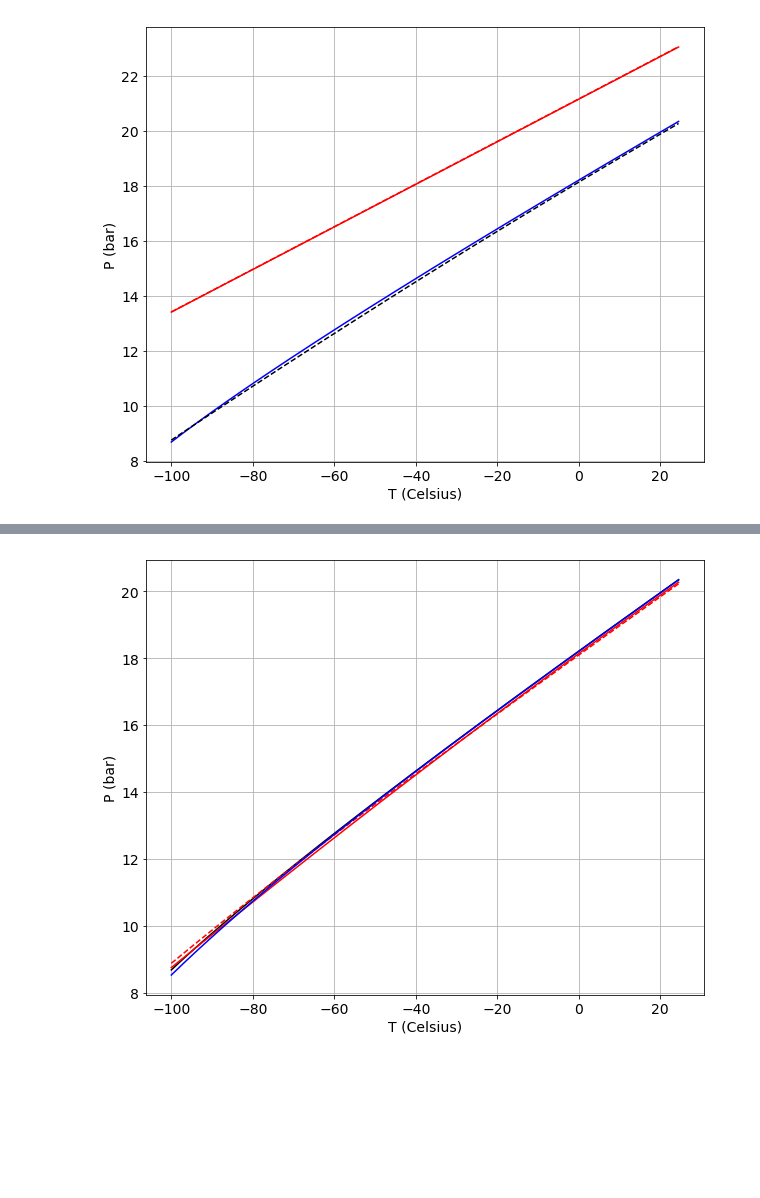
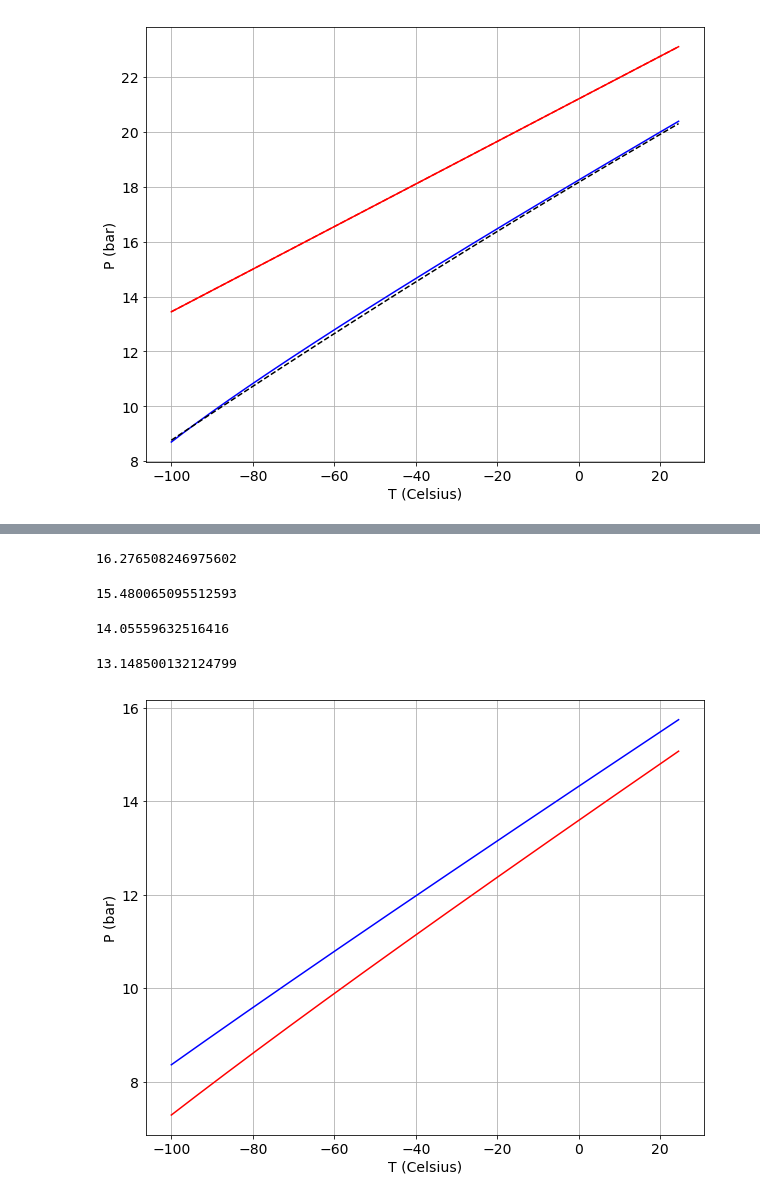
Before and after one commit to jjgomezcadenas/Next2.0, a Jupyter notebook: nb/xenon_pv.ipynb, the cells around one changed output, grey strips where cells are left out. Saved outputs shown, nothing was run; the diff lists cells and outputs as text; code cells hidden in the pictures; blank space fills up the shorter version.

```diff
--- a/nb/xenon_pv.ipynb
+++ b/nb/xenon_pv.ipynb
@@ -204,9 +136,0 @@ rho_1020 /(kg/m3), xe.P(20, rho_1020, perfect=False) / atmosphere, xe.P(0, rho_1
-# %%
-T = [248.400, 222.97, 200.270, 180.01, 224.98]
-RHO = np.array([0.01747, 0.01751, 0.01753, 0.01755, 0.09244]) * g/cm3
-P = np.array([0.2683, 0.24, 0.2143, 0.1911, 1.1163]) * MPa
-for t,rho,p in zip(T,RHO,P):
-    print('T = {} K rho = {} g/cm3 P = {} MPa: found P = {} MPa'.format(t, rho/(g/cm3), p/atmosphere,
-          xe.P(t, rho, temp='K') / atmosphere))
-#print(' rho = {} kg/m2 is the density at which P = {} atm (P_perfect = {} atm) and T = 20C'.format(
-#rho_1520 /(kg/m3), xe.P(20, rho_1520, perfect=False) / atmosphere, xe.P(0, rho_1520, perfect=True)/ atmosphere) )
@@ -516,0 +259,4 @@ P2(t=20, rho=rho_2020, mode='C') / atmosphere
+# %%
+xe = XeHe(m=100 * kg, V=(105/2)**2 * 130 * pi * cm3, tc=20, xHe=0., xXe=1.0)
+he = XeHe(m=100 * kg, V=(105/2)**2 * 130 * pi * cm3, tc=20, xHe=1., xXe=0.0)
+xehe_8515 = XeHe(m=100 * kg, V=(105/2)**2 * 130 * pi * cm3, tc=20, xHe=0.15, xXe=0.85)
@@ -517,17 +306,36 @@ P2(t=20, rho=rho_2020, mode='C') / atmosphere
+# %%
+xehe_8515.p(20) / atmosphere
+# %% [output]
+16.276508246975602
+# %%
+xehe_8515.pB(20) / atmosphere
+# %% [output]
+15.480065095512593
+# %%
+xehe_8515.p(-20) / atmosphere
+# %% [output]
+14.05559632516416
+# %%
+xehe_8515.pB(-20) / atmosphere
+# %% [output]
+13.148500132124799
 # %%
 T = np.arange(-100, 25, 0.5)
-PF = np.array([xe.P(t, rho_2020, perfect=False) for t in T]) / atmosphere
-PF2 = np.array([P(t, rho_2020, mode='B') for t in T]) / atmosphere
-PF3 = np.array([P2(t, rho_2020, mode='B') for t in T]) / atmosphere
-PF4 = np.array([P2(t, rho_2020, mode='C') for t in T]) / atmosphere
+PF  = np.array([xe.pB(tc=t) / atmosphere for t in T])
+PP  = np.array([xe.p(tc=t) / atmosphere for t in T])
+PF2  = np.array([xehe_8515.pB(tc=t) / atmosphere for t in T])
+PP2  = np.array([xehe_8515.p(tc=t) / atmosphere for t in T])
 # %%
-plt.plot(T,PF,'k')
-plt.plot(T,PF2,'r')
-plt.plot(T,PF3,'r--')
-plt.plot(T,PF4,'b')
+plt.plot(T,PF,'r')
+#plt.plot(T,PP,'r--')
+plt.plot(T,PF2,'b')
+#plt.plot(T,PP2,'b--')
 plt.grid(True)
 plt.xlabel('T (Celsius)')
 plt.ylabel('P (bar)')
+#plt.text(-40, 14,'Xe')
+#plt.text(-25, 20,'He')
+#plt.text(-40, 17,'0.15 * He + 0.85 * Xe')
 plt.show()
 # %% [output]
-[figure, old version]
+[figure, new version]
```
Also changed, not shown: parts of 84 cells of this notebook, 7 other files.
